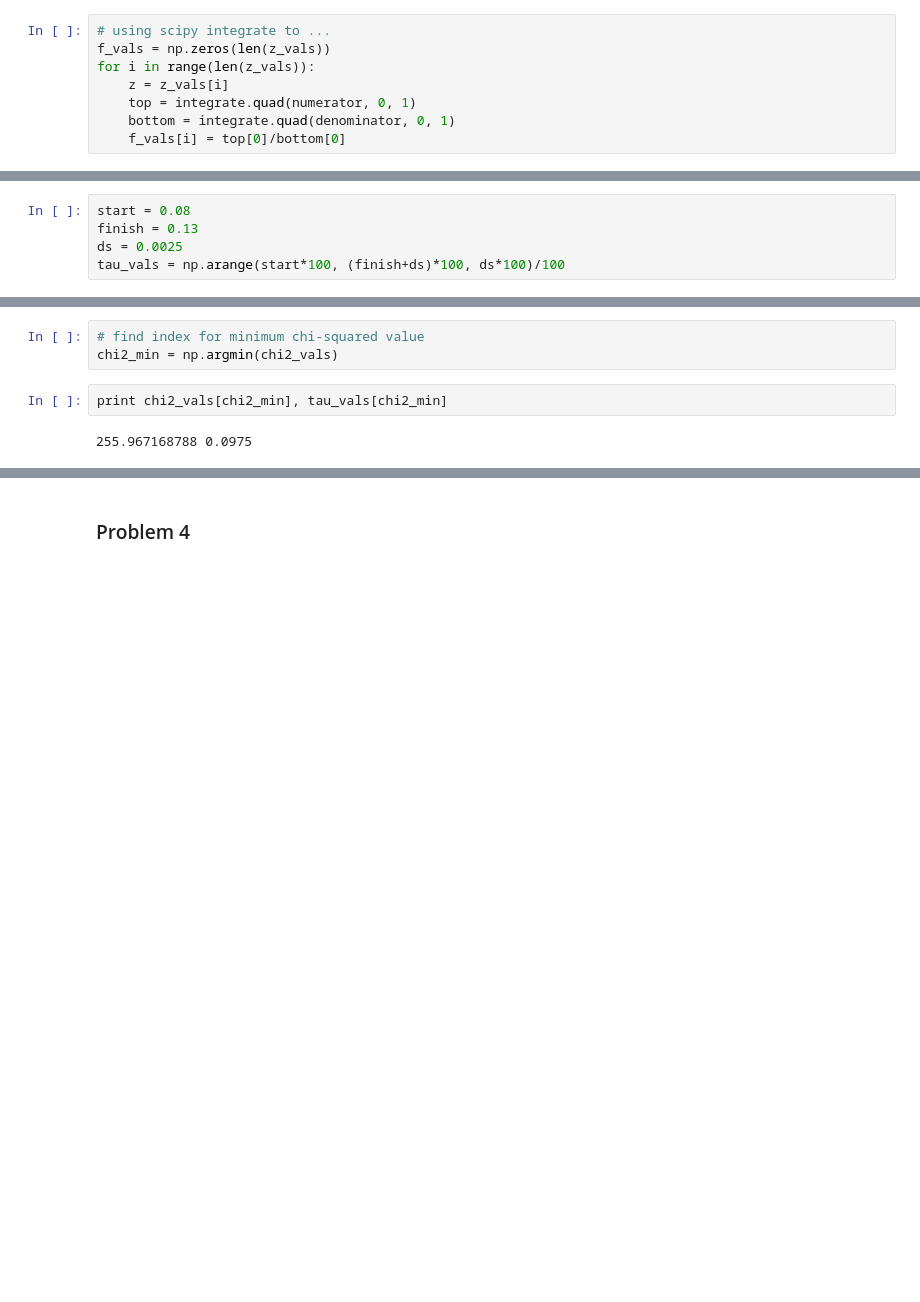
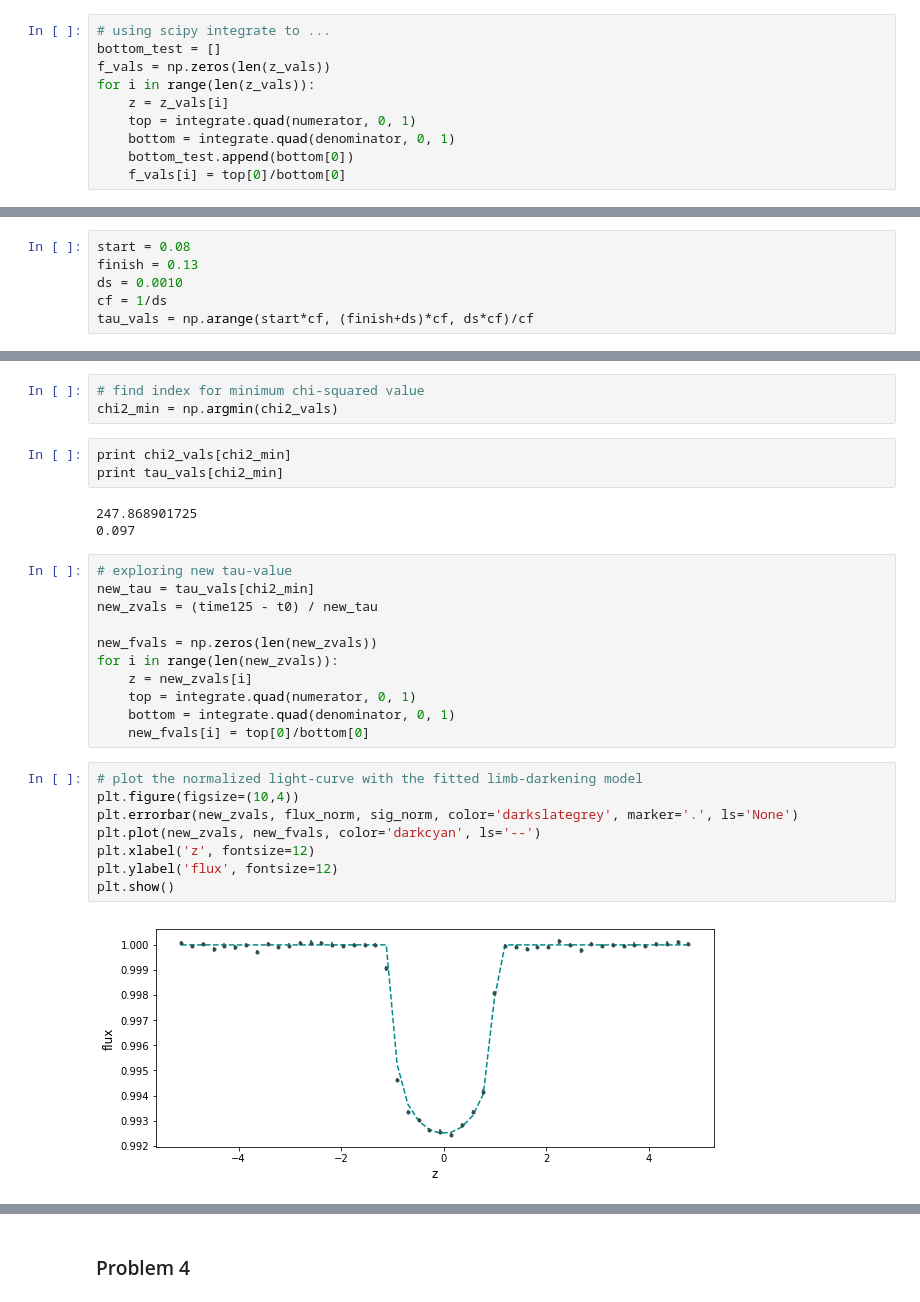
Before and after one commit to columbia-astro/problem-set-7-jicortes, a Jupyter notebook: HW7_jcortes.ipynb, the cells around one changed output, grey strips where cells are left out. Saved outputs shown, nothing was run; the diff lists cells and outputs as text; blank space fills up the shorter version.

```diff
--- a/HW7_jcortes.ipynb
+++ b/HW7_jcortes.ipynb
@@ -112,11 +112,13 @@ numerator = lambda r: I_r(r) * (1 - delta(r, p, z)) * 2*r
 denominator = lambda r: I_r(r) * 2*r
 # %%
 # using scipy integrate to ...
+bottom_test = []
 f_vals = np.zeros(len(z_vals))
 for i in range(len(z_vals)):
     z = z_vals[i]
     top = integrate.quad(numerator, 0, 1)
     bottom = integrate.quad(denominator, 0, 1)
+    bottom_test.append(bottom[0])
     f_vals[i] = top[0]/bottom[0]
 # %%
 # define chi-squared function
@@ -171,8 +173,9 @@ Not a good fit
 # %%
 start = 0.08
 finish = 0.13
-ds = 0.0025
-tau_vals = np.arange(start*100, (finish+ds)*100, ds*100)/100
+ds = 0.0010
+cf = 1/ds
+tau_vals = np.arange(start*cf, (finish+ds)*cf, ds*cf)/cf
 # %%
 chi2_vals = []
 for tau_val in tau_vals:
@@ -189,6 +192,29 @@ for tau_val in tau_vals:
 # find index for minimum chi-squared value
 chi2_min = np.argmin(chi2_vals)
 # %%
-print chi2_vals[chi2_min], tau_vals[chi2_min]
+print chi2_vals[chi2_min]
+print tau_vals[chi2_min]
 # %% [output]
-255.967168788 0.0975
+247.868901725
+0.097
+# %%
+# exploring new tau-value
+new_tau = tau_vals[chi2_min]
+new_zvals = (time125 - t0) / new_tau
+
+new_fvals = np.zeros(len(new_zvals))
+for i in range(len(new_zvals)):
+    z = new_zvals[i]
+    top = integrate.quad(numerator, 0, 1)
+    bottom = integrate.quad(denominator, 0, 1)
+    new_fvals[i] = top[0]/bottom[0]
+# %%
+# plot the normalized light-curve with the fitted limb-darkening model
+plt.figure(figsize=(10,4))
+plt.errorbar(new_zvals, flux_norm, sig_norm, color='darkslategrey', marker='.', ls='None')
+plt.plot(new_zvals, new_fvals, color='darkcyan', ls='--')
+plt.xlabel('z', fontsize=12)
+plt.ylabel('flux', fontsize=12)
+plt.show()
+# %% [output]
+[figure, added]
```
Also changed, not shown: parts of 14 cells of this notebook.
